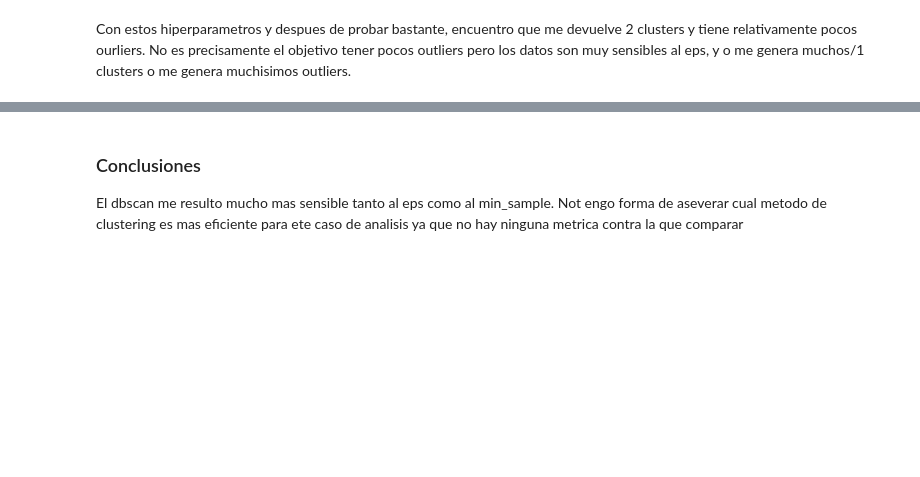
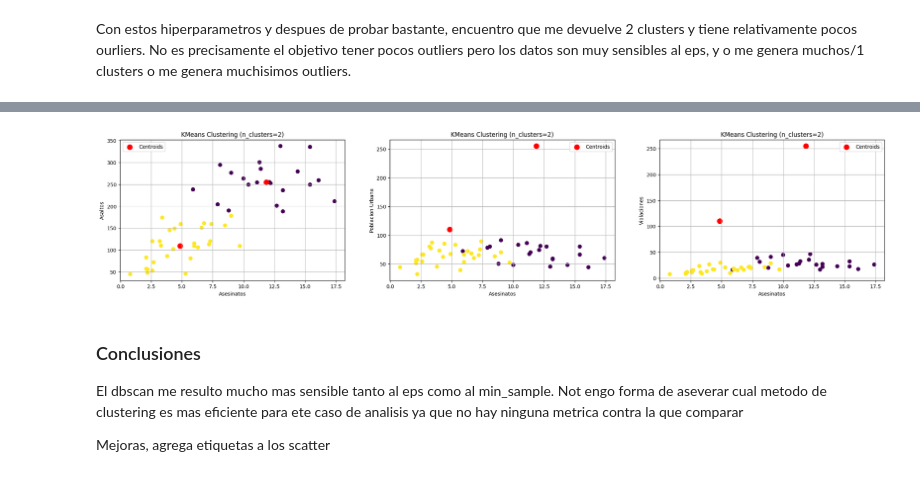
Before and after one commit to FacundoLavigne/UPSO-MachineLearning-BigData, a Jupyter notebook: Practica_Modelos_de_clustering.ipynb, the cells around one changed output, grey strips where cells are left out. Drawn from its saved outputs; the diff is of its cells as text; code cells hidden in the pictures; blank space fills up the shorter version.

```diff
--- a/Practica_Modelos_de_clustering.ipynb
+++ b/Practica_Modelos_de_clustering.ipynb
@@ -349,0 +522,4 @@ plot_mapa(data_)
+# %%
+data = df.copy()
+fit_and_plot_kmeans(data, 2);
+# %% [output]
@@ -350,3 +527,6 @@ plot_mapa(data_)
+[figure, added]
 # %% [markdown]
 ### Conclusiones
 El dbscan me resulto mucho mas sensible tanto al eps como al min_sample. Not engo forma de aseverar cual metodo de clustering es mas eficiente para ete caso de analisis ya que no hay ninguna metrica contra la que comparar
+
+Mejoras, agrega etiquetas a los scatter
```
Also changed, not shown: parts of 22 cells of this notebook.
